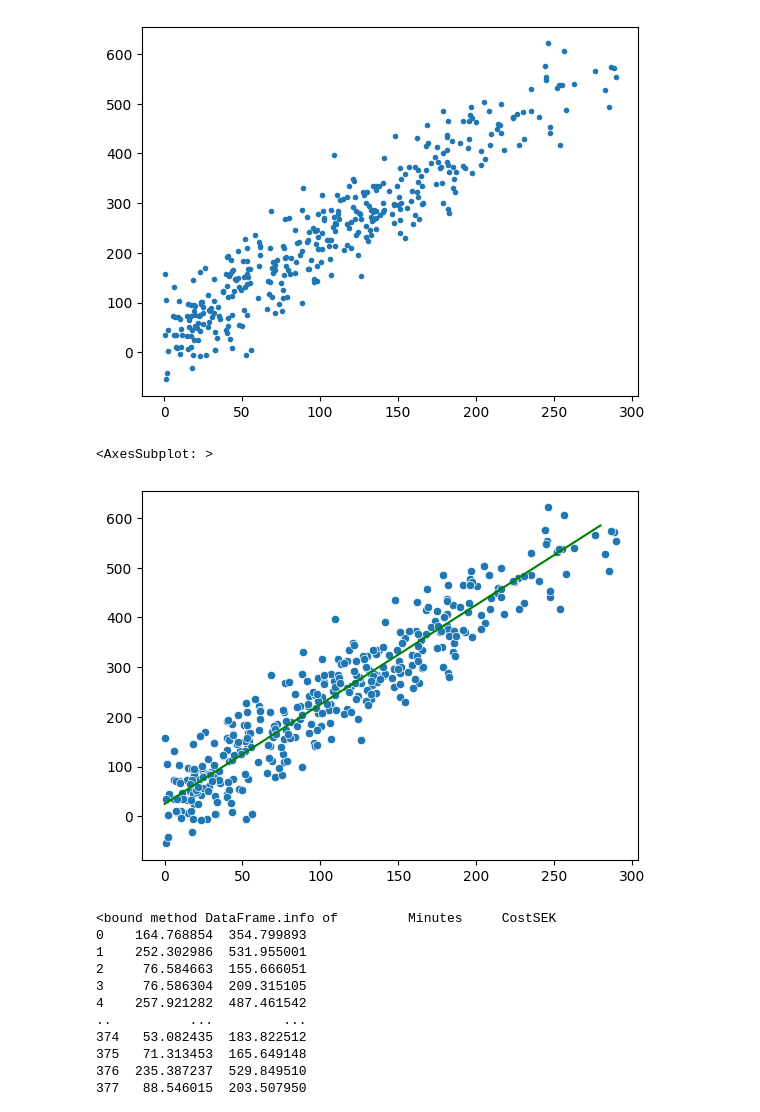
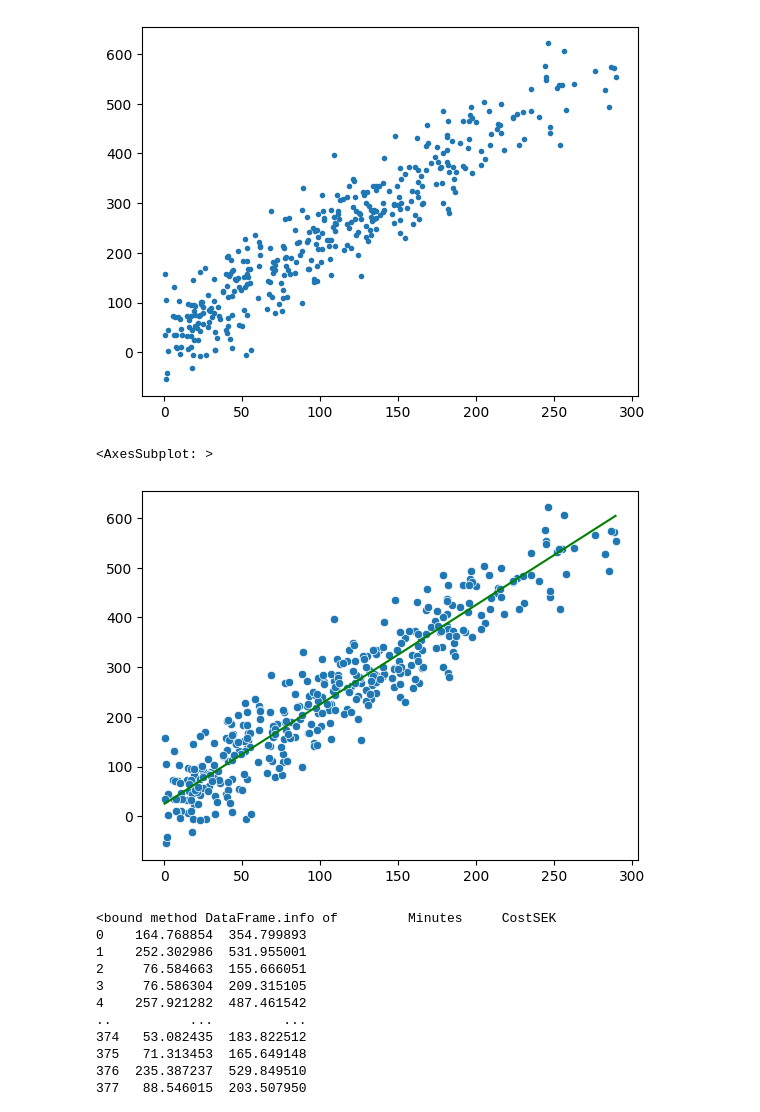
Before and after one commit to CyrilleKolle/Machine-Learning-Cyrille-Ngide, a Jupyter notebook: exercices/Linear-regression.ipynb, the cells around one changed output. Drawn from its saved outputs; the diff is of its cells as text; code cells hidden in the pictures.

```diff
--- a/exercices/Linear-regression.ipynb
+++ b/exercices/Linear-regression.ipynb
@@ -20,14 +20,14 @@ X.shape, y.shape
 [figure]
 # %%
 
-remove_more_than_300_minutes = np.where(X > 300)
-remove_more_negative_cost = np.where(y < 0)
+remove_more_than_300_minutes_indices = np.where(X > 300)
+remove_more_negative_cost_indices = np.where(y < 0)
 # %%
-y = np.delete(y, remove_more_than_300_minutes)
-X = np.delete(X, remove_more_than_300_minutes)
+y = np.delete(y, remove_more_than_300_minutes_indices)
+X = np.delete(X, remove_more_than_300_minutes_indices)
 # %%
-y = np.delete(y, remove_more_negative_cost)
-X = np.delete(X, remove_more_negative_cost)
+y = np.delete(y, remove_more_negative_cost_indices)
+X = np.delete(X, remove_more_negative_cost_indices)
 # %%
 X.shape, y.shape
 # %% [output]
@@ -38,20 +38,17 @@ plt.plot(X, y, '.')
 [<matplotlib.lines.Line2D at 0x...>]
 [figure]
 # %%
-beta_0 = 25
-beta_1 = 2
+beta_0_ground_truth = 25
+beta_1_ground_truth = 2
 
 
-def y_hat(x): return beta_0 + beta_1*x
-
-
-vvv = np.linspace(0, 280)
+ground_truth = lambda x:  beta_0_ground_truth + beta_1_ground_truth*x
 
 ax = sns.scatterplot(x=X, y=y)
-sns.lineplot(x=vvv, y=y_hat(vvv), color='green')
+sns.lineplot(x=X, y=ground_truth(X), color='green')
 # %% [output]
 <AxesSubplot: >
-[figure, old version]
+[figure, new version]
 # %%
 dataset = np.column_stack((X, y))
 df = pd.DataFrame(dataset, columns=['Minutes', 'CostSEK'])
```
Also changed, not shown: parts of 14 cells of this notebook.
